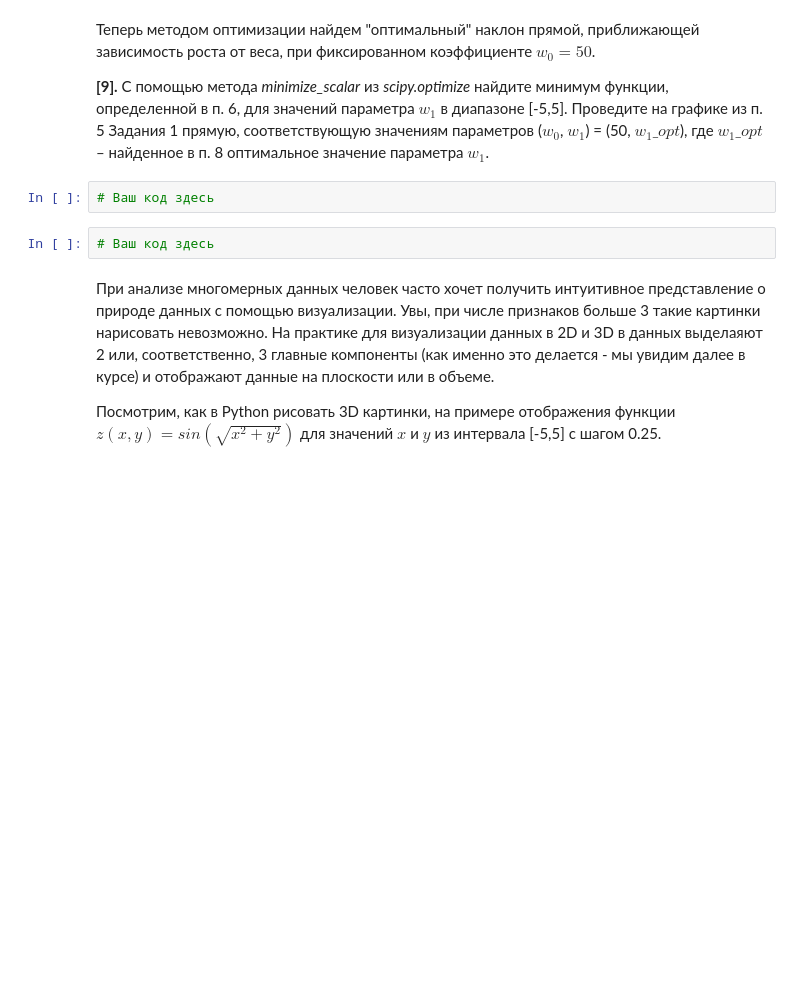
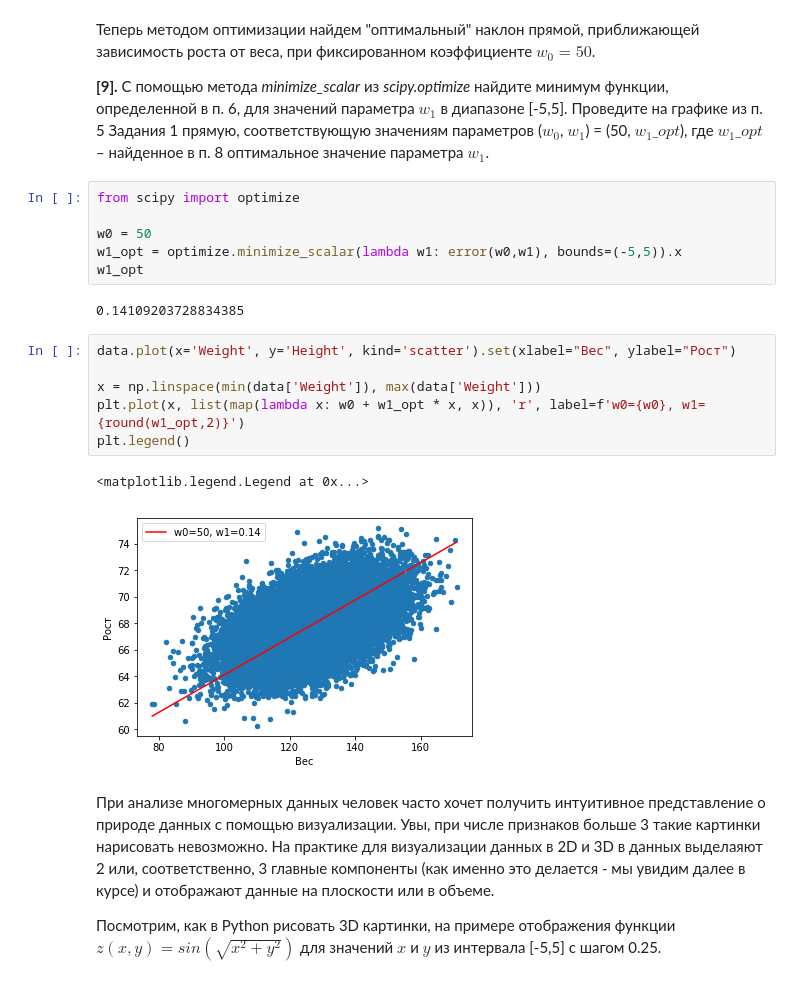
Before and after one commit to Afsent/coursera-ml, a Jupyter notebook: Labeled training/Linear regression/peer_review_linreg_height_weight.ipynb, the cells around one changed output. Saved outputs shown, nothing was run; the diff lists cells and outputs as text; blank space fills up the shorter version.

```diff
--- a/Labeled training/Linear regression/peer_review_linreg_height_weight.ipynb
+++ b/Labeled training/Linear regression/peer_review_linreg_height_weight.ipynb
@@ -144,10 +156,23 @@ $$error(w_0, w_1) = \sum_{i=1}^n {(y_i - (w_0 + w_1 * x_i))}^2 $$
 Теперь методом оптимизации найдем "оптимальный" наклон прямой, приближающей зависимость роста от веса, при фиксированном коэффициенте $w_0 = 50$.
 
 **[9].** С помощью метода *minimize_scalar* из *scipy.optimize* найдите минимум функции, определенной в п. 6, для значений параметра  $w_1$ в диапазоне [-5,5]. Проведите на графике из п. 5 Задания 1 прямую, соответствующую значениям параметров ($w_0$, $w_1$) = (50, $w_1\_opt$), где $w_1\_opt$ – найденное в п. 8 оптимальное значение параметра $w_1$.
-# %%
-# Ваш код здесь
-# %%
-# Ваш код здесь
+# %%
+from scipy import optimize
+
+w0 = 50
+w1_opt = optimize.minimize_scalar(lambda w1: error(w0,w1), bounds=(-5,5)).x
+w1_opt
+# %% [output]
+0.14109203728834385
+# %%
+data.plot(x='Weight', y='Height', kind='scatter').set(xlabel="Вес", ylabel="Рост")
+
+x = np.linspace(min(data['Weight']), max(data['Weight']))
+plt.plot(x, list(map(lambda x: w0 + w1_opt * x, x)), 'r', label=f'w0={w0}, w1={round(w1_opt,2)}')
+plt.legend()
+# %% [output]
+<matplotlib.legend.Legend at 0x...>
+[figure, added]
 # %% [markdown]
 При анализе многомерных данных человек часто хочет получить интуитивное представление о природе данных с помощью визуализации. Увы, при числе признаков больше 3 такие картинки нарисовать невозможно. На практике для визуализации данных в 2D и 3D в данных выделаяют 2 или, соответственно, 3 главные компоненты (как именно это делается - мы увидим далее в курсе) и отображают данные на плоскости или в объеме.
 
```
Also changed, not shown: parts of 17 cells of this notebook.
